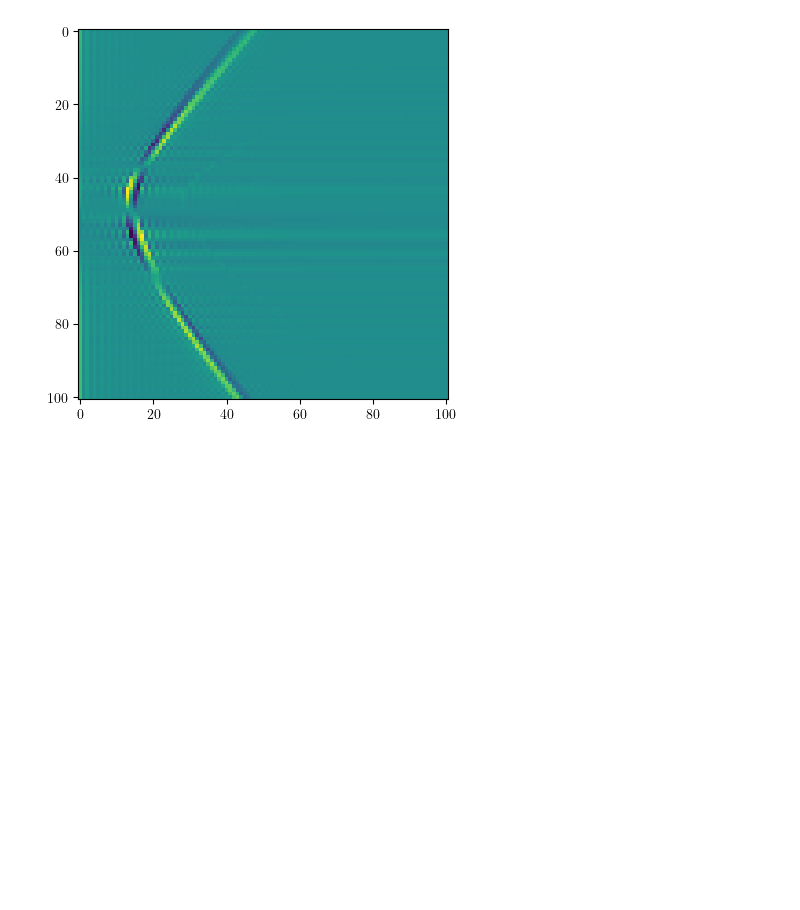
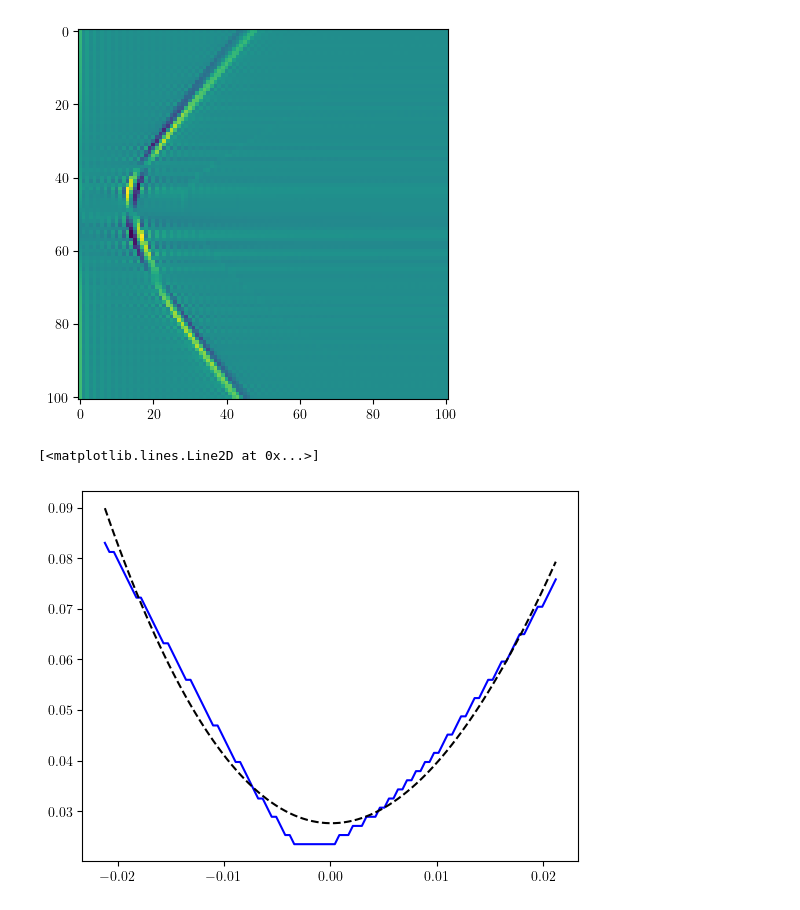
Before and after one commit to ekspone/GyroSpin, a Jupyter notebook: Article/Julia/Rabi_Test.ipynb, the cells around one changed output. Drawn from its saved outputs; the diff is of its cells as text; code cells hidden in the pictures; blank space fills up the shorter version.

```diff
--- a/Article/Julia/Rabi_Test.ipynb
+++ b/Article/Julia/Rabi_Test.ipynb
@@ -168,3 +129,41 @@ plt.imshow(A_num - A_th)
 # %% [output]
 <matplotlib.image.AxesImage at 0x...>
 [figure]
+# %%
+list_max = []
+
+for l in A_num:
+    #list_max.append(np.argmax(l[1:]))
+    list_max.append( freq_Benji[np.argmax(l[1:])] )
+
+list_max = np.array(list_max)
+# %%
+from scipy.optimize import curve_fit
+
+def Pulsate(delta, f_R_0, f_L_0):
+    return 2 * np.pi * np.sqrt( delta**2 + Rabi_Freq_Modified(delta, f_R_0, f_L_0)**2 ) / 2
+
+Y_th = Pulsate(delta, f_R_0, f_L_0)
+
+coeff = np.min(Y_th) / np.min(list_max)
+
+Y_num = coeff * list_max
+
+
+#plt.plot(delta, coeff * list_max, 'b')
+#plt.plot(delta, Pulsate(delta, f_R_0, f_L_0), 'r')
+
+#F = np.polyfit(delta, Y_num, deg=3)
+#print(F)
+
+def Fit_Model(delta, a, b, c, d):
+    return a +  delta * b + (delta**2) * c + (delta**3) * d
+
+tab, pcov = curve_fit(Fit_Model, delta, Y_num, p0=[0,0,0,0])
+
+plt.plot(delta, coeff * list_max, 'b')
+#plt.plot(delta, Pulsate(delta, f_R_0, f_L_0), 'r')
+plt.plot(delta, Fit_Model(delta, *tab), 'k--')
+# %% [output]
+[<matplotlib.lines.Line2D at 0x...>]
+[figure, added]
```
Also changed, not shown: parts of 3 cells of this notebook.
